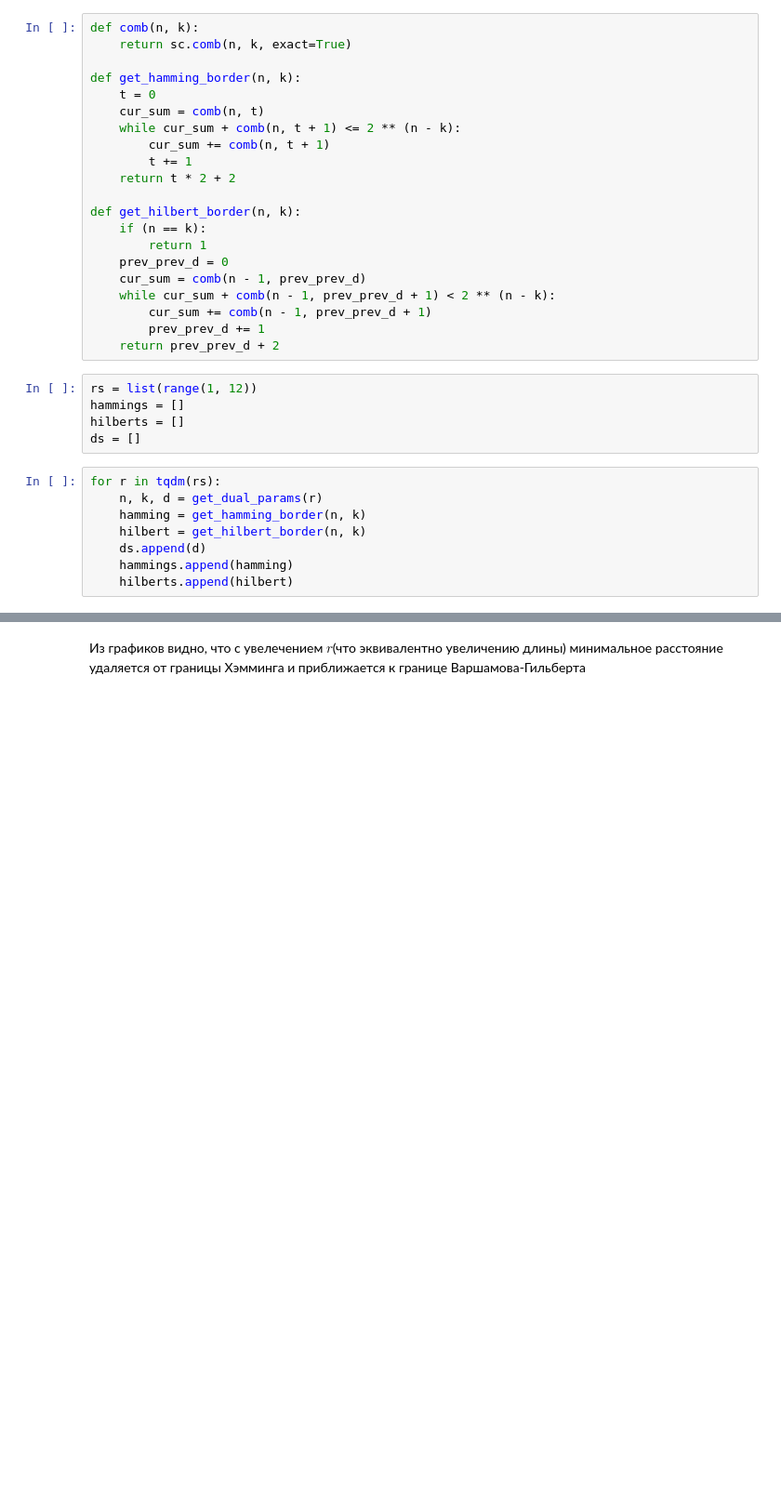
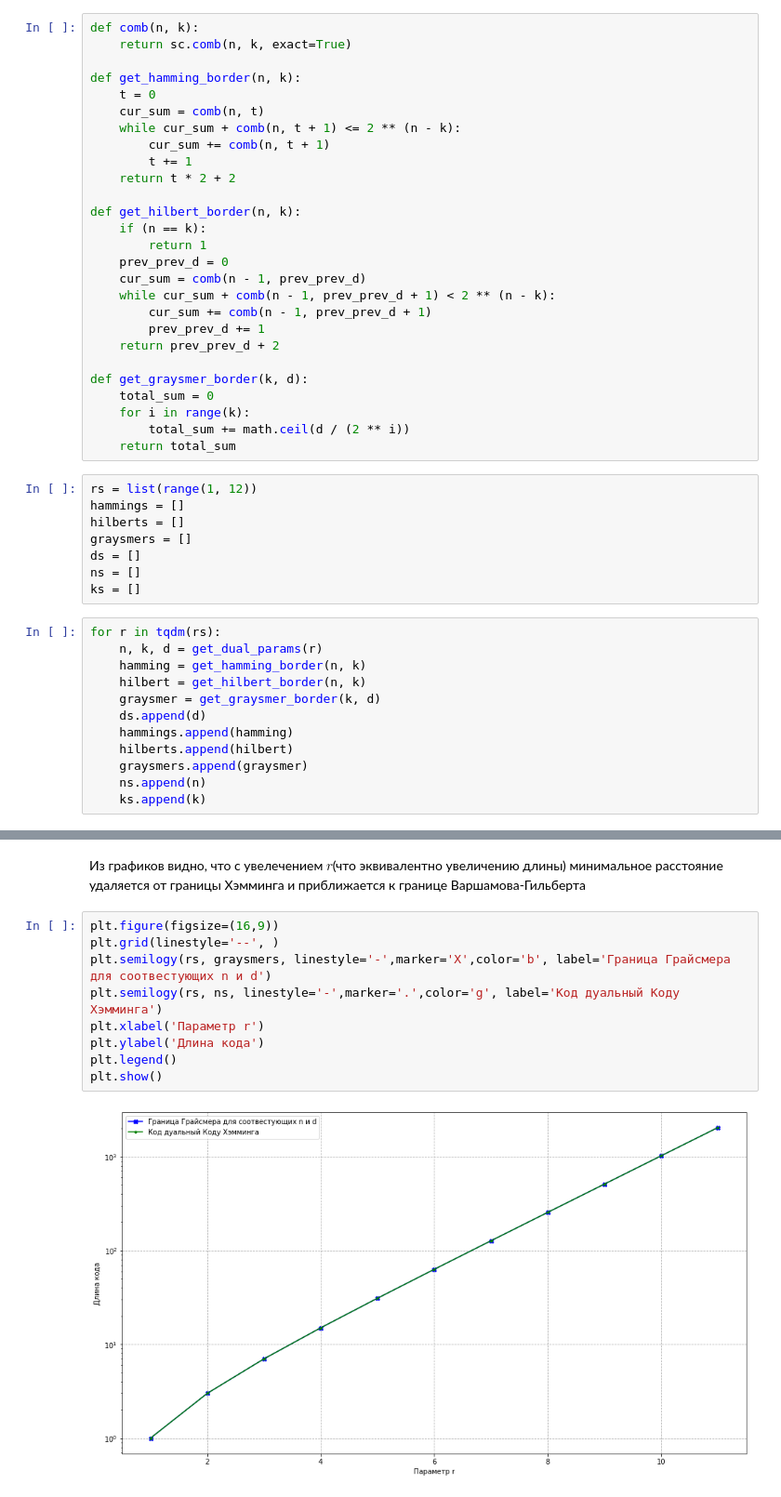
Before and after one commit to Dogzik/teorcode, a Jupyter notebook: 3.2.ipynb, the cells around one changed output, grey strips where cells are left out. Shown at 93% size. Drawn from its saved outputs; the diff is of its cells as text; blank space fills up the shorter version.

```diff
--- a/3.2.ipynb
+++ b/3.2.ipynb
@@ -37,19 +40,32 @@ def get_hilbert_border(n, k):
         cur_sum += comb(n - 1, prev_prev_d + 1)
         prev_prev_d += 1
     return prev_prev_d + 2
+
+def get_graysmer_border(k, d):
+    total_sum = 0
+    for i in range(k):
+        total_sum += math.ceil(d / (2 ** i))
+    return total_sum
 # %%
 rs = list(range(1, 12))
 hammings = []
 hilberts = []
+graysmers = []
 ds = []
+ns = []
+ks = []
 # %%
 for r in tqdm(rs):
     n, k, d = get_dual_params(r)
     hamming = get_hamming_border(n, k)
     hilbert = get_hilbert_border(n, k)
+    graysmer = get_graysmer_border(k, d)
     ds.append(d)
     hammings.append(hamming)
     hilberts.append(hilbert)
+    graysmers.append(graysmer)
+    ns.append(n)
+    ks.append(k)
 # %% [output]
 [interactive output not drawn]
 # %%
@@ -66,3 +82,14 @@ plt.show()
 [figure]
 # %% [markdown]
 Из графиков видно, что с увелечением $r$(что эквивалентно увеличению длины) минимальное расстояние удаляется от границы Хэмминга и приближается к границе Варшамова-Гильберта
+# %%
+plt.figure(figsize=(16,9))
+plt.grid(linestyle='--', )
+plt.semilogy(rs, graysmers, linestyle='-',marker='X',color='b', label='Граница Грайсмера для соотвестующих n и d')
+plt.semilogy(rs, ns, linestyle='-',marker='.',color='g', label='Код дуальный Коду Хэмминга')
+plt.xlabel('Параметр r')
+plt.ylabel('Длина кода')
+plt.legend()
+plt.show()
+# %% [output]
+[figure, added]
```
Also changed, not shown: parts of 3 cells of this notebook, 9 other files.
